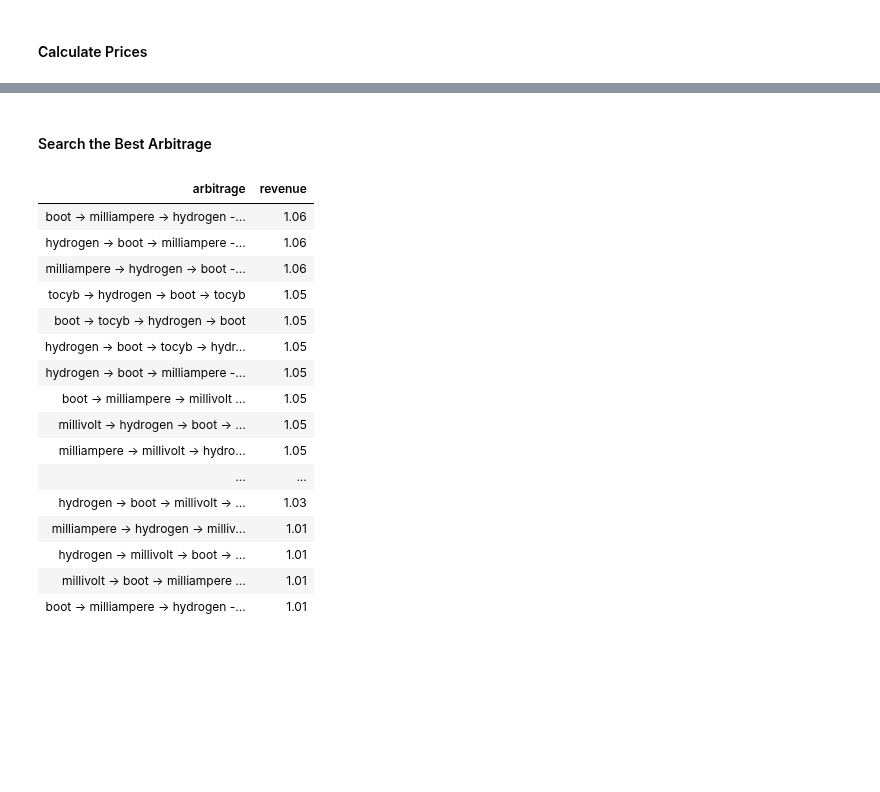
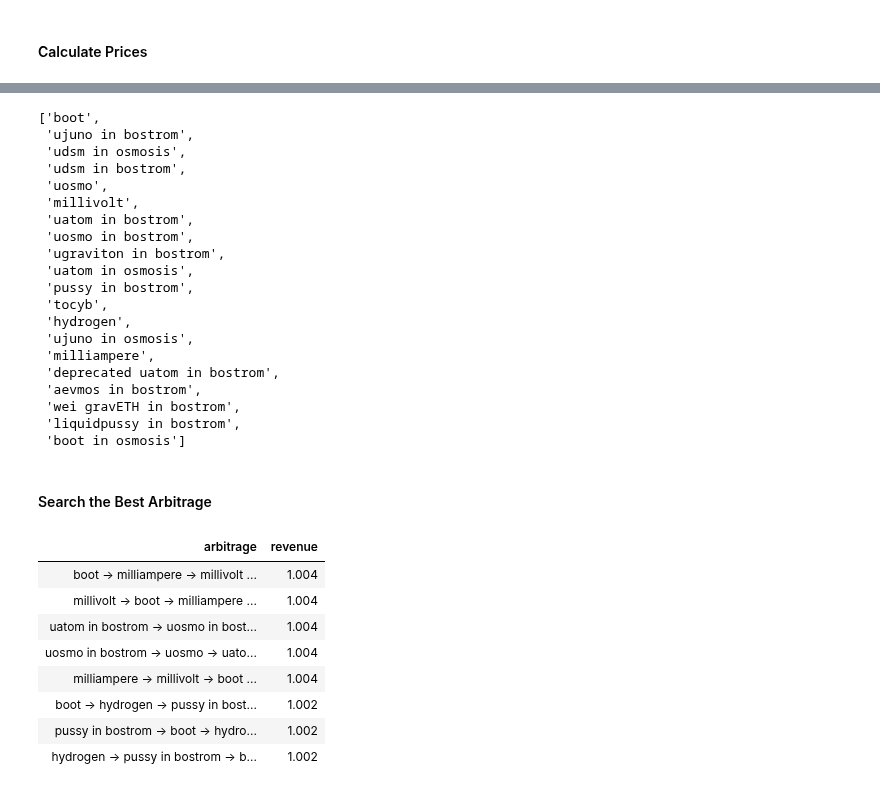
Before and after one commit to Snedashkovsky/cyber-arbitrage, a Jupyter notebook: search_arbitrage.ipynb, the cells around one changed output, grey strips where cells are left out. Drawn from its saved outputs; the diff is of its cells as text; code cells hidden in the pictures; blank space fills up the shorter version.

Commit message:
- update Search Arbitrage - update Osmosis pools API

```diff
--- a/search_arbitrage.ipynb
+++ b/search_arbitrage.ipynb
@@ -7,6 +7,7 @@ from IPython.display import display, HTML
 from src.data_extractors import get_pools, get_prices
 
 
-MIN_ARBITRAGE_REVENUE = 0.01
-H_START_AMOUNT = 4_000_000_000
+MIN_ARBITRAGE_REVENUE = 0.001
+H_START_AMOUNT = 10_000_000
+BASE_COIN = 'hydrogen'
 # %% [markdown]
@@ -52,52 +76,66 @@ price_df = get_prices(pools_df=pools_df, display_data=True)
+# %%
+price_df.index.to_list()
+# %% [output]
+['boot',
+ 'ujuno in bostrom',
+ 'udsm in osmosis',
+ 'udsm in bostrom',
+ 'uosmo',
+ 'millivolt',
+ 'uatom in bostrom',
+ 'uosmo in bostrom',
+ 'ugraviton in bostrom',
+ 'uatom in osmosis',
+ 'pussy in bostrom',
+ 'tocyb',
+ 'hydrogen',
+ 'ujuno in osmosis',
+ 'milliampere',
+ 'deprecated uatom in bostrom',
+ 'aevmos in bostrom',
+ 'wei gravETH in bostrom',
+ 'liquidpussy in bostrom',
+ 'boot in osmosis']
 # %% [markdown]
 #### Search the Best Arbitrage
 # %%
 coins_unique_set = set(price_df.columns)
 result_list = []
 for coin_1 in coins_unique_set:
-    coin_1_amount = H_START_AMOUNT * price_df.loc[coin_1, 'hydrogen']
+    coin_1_amount = H_START_AMOUNT * price_df.loc[coin_1, BASE_COIN]
     if coin_1_amount > 0:
         for coin_2 in coins_unique_set.difference({coin_1}):
             coin_2_amount = coin_1_amount * price_df.loc[coin_2, coin_1]
             if coin_2_amount > 0:
                 for coin_3 in coins_unique_set.difference({coin_1, coin_2}):
                     coin_3_amount = coin_2_amount * price_df.loc[coin_3, coin_2]
                     result = coin_3_amount * price_df.loc[coin_1, coin_3]
                     if result > coin_1_amount * (1 + MIN_ARBITRAGE_REVENUE):
                         result_list.append(
-                                [[coin_1, coin_2, coin_3],
-                                 round(result/coin_1_amount, 3)])
+                            [[coin_1, coin_2, coin_3],
+                             round(result / coin_1_amount, 3)])
                     if coin_2_amount > 0:
                         for coin_4 in coins_unique_set.difference({coin_1, coin_2, coin_3}):
                             coin_4_amount = coin_3_amount * price_df.loc[coin_4, coin_3]
                             result = coin_4_amount * price_df.loc[coin_1, coin_4]
                             if result > coin_1_amount * (1 + MIN_ARBITRAGE_REVENUE):
                                 result_list.append(
                                     [[coin_1, coin_2, coin_3, coin_4],
-                                     round(result/coin_1_amount, 3)])
+                                     round(result / coin_1_amount, 3)])
 
-result_df =\
-    pd.DataFrame(
-        data=[[' -> '.join(coin for coin in item[0] + [item[0][0]]), item[1]] for item in result_list],
-        columns=['arbitrage', 'revenue']).sort_values('revenue', ascending=False)
+result_df = pd.DataFrame(
+    data=[[' -> '.join(coin for coin in item[0] + [item[0][0]]), item[1]] for item in result_list],
+    columns=['arbitrage', 'revenue']).sort_values('revenue', ascending=False)
 pd.set_option('display.max_colwidth', None)
-pd.options.display.float_format = '{0:7,.2f}'.format
+pd.options.display.float_format = '{0:7,.3f}'.format
 display(HTML(result_df.to_html(index=False, notebook=True, show_dimensions=False)))
 # %% [output]
 | arbitrage | revenue |
-| boot -> milliampere -> hydrogen -... | 1.06 |
-| hydrogen -> boot -> milliampere -... | 1.06 |
-| milliampere -> hydrogen -> boot -... | 1.06 |
-| tocyb -> hydrogen -> boot -> tocyb | 1.05 |
-| boot -> tocyb -> hydrogen -> boot | 1.05 |
-| hydrogen -> boot -> tocyb -> hydr... | 1.05 |
-| hydrogen -> boot -> milliampere -... | 1.05 |
-| boot -> milliampere -> millivolt ... | 1.05 |
-| millivolt -> hydrogen -> boot -> ... | 1.05 |
-| milliampere -> millivolt -> hydro... | 1.05 |
-| ... | ... |
-| hydrogen -> boot -> millivolt -> ... | 1.03 |
-| milliampere -> hydrogen -> milliv... | 1.01 |
-| hydrogen -> millivolt -> boot -> ... | 1.01 |
-| millivolt -> boot -> milliampere ... | 1.01 |
-| boot -> milliampere -> hydrogen -... | 1.01 |
+| boot -> milliampere -> millivolt ... | 1.004 |
+| millivolt -> boot -> milliampere ... | 1.004 |
+| uatom in bostrom -> uosmo in bost... | 1.004 |
+| uosmo in bostrom -> uosmo -> uato... | 1.004 |
+| milliampere -> millivolt -> boot ... | 1.004 |
+| boot -> hydrogen -> pussy in bost... | 1.002 |
+| pussy in bostrom -> boot -> hydro... | 1.002 |
+| hydrogen -> pussy in bostrom -> b... | 1.002 |
```
Also changed, not shown: parts of 3 cells of this notebook, 1 other file.
